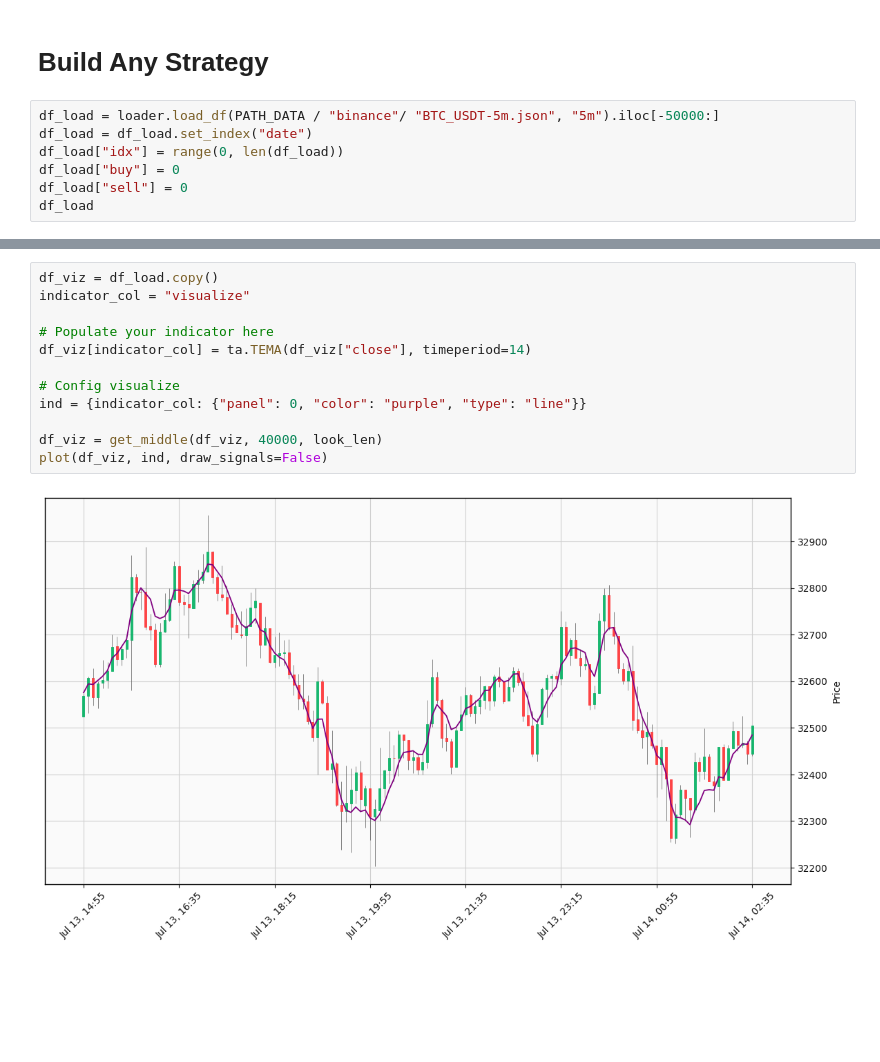
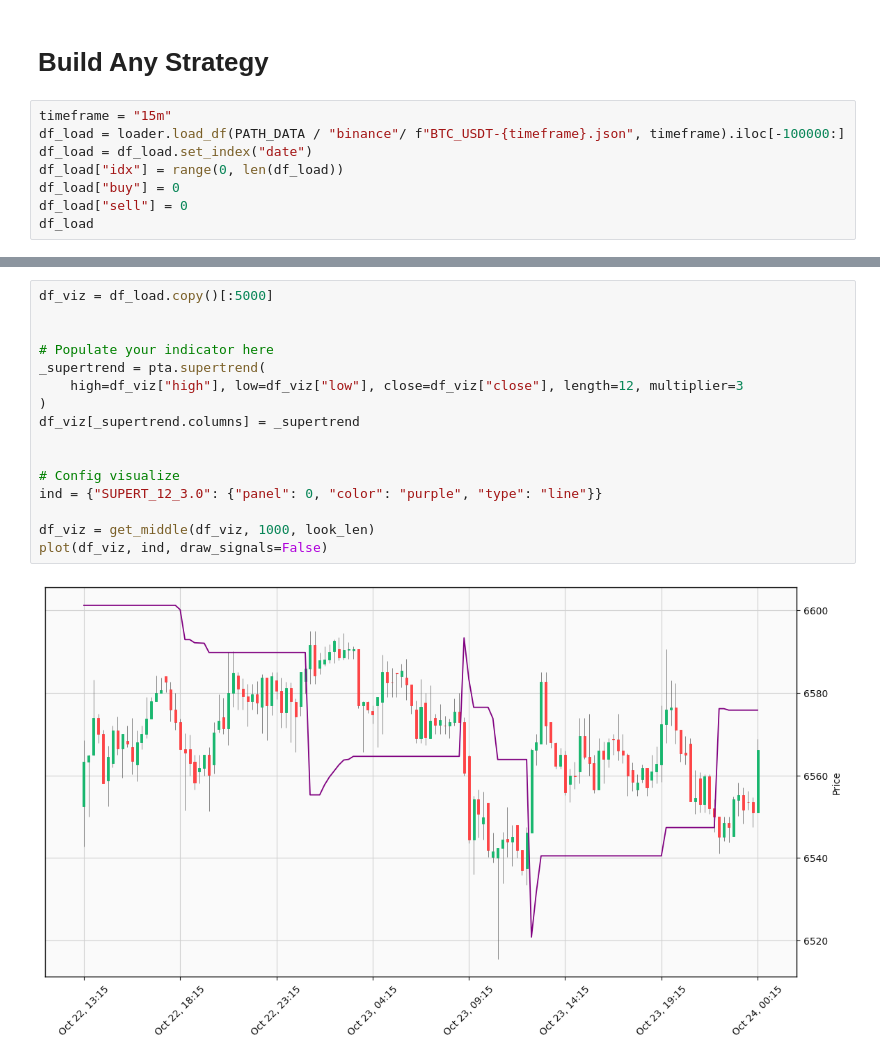
Before and after one commit to webclinic017/superft, a Jupyter notebook: notebooks/Strategy Builder.ipynb, the cells around one changed output, grey strips where cells are left out. Drawn from its saved outputs; the diff is of its cells as text; blank space fills up the shorter version.

```diff
--- a/notebooks/Strategy Builder.ipynb
+++ b/notebooks/Strategy Builder.ipynb
@@ -164,7 +178,8 @@ env: WANDB_SILENT=true
 # %% [markdown]
 # Build Any Strategy
 # %%
-df_load = loader.load_df(PATH_DATA / "binance"/ "BTC_USDT-5m.json", "5m").iloc[-50000:]
+timeframe = "15m"
+df_load = loader.load_df(PATH_DATA / "binance"/ f"BTC_USDT-{timeframe}.json", timeframe).iloc[-100000:]
 df_load = df_load.set_index("date")
 df_load["idx"] = range(0, len(df_load))
 df_load["buy"] = 0
@@ -249,14 +274,18 @@ Showing SELL example
 # %%
-df_viz = df_load.copy()
-indicator_col = "visualize"
+df_viz = df_load.copy()[:5000]
+
 
 # Populate your indicator here
-df_viz[indicator_col] = ta.TEMA(df_viz["close"], timeperiod=14)
+_supertrend = pta.supertrend(
+    high=df_viz["high"], low=df_viz["low"], close=df_viz["close"], length=12, multiplier=3
+)
+df_viz[_supertrend.columns] = _supertrend
+
 
 # Config visualize
-ind = {indicator_col: {"panel": 0, "color": "purple", "type": "line"}}
+ind = {"SUPERT_12_3.0": {"panel": 0, "color": "purple", "type": "line"}}
 
-df_viz = get_middle(df_viz, 40000, look_len)
+df_viz = get_middle(df_viz, 1000, look_len)
 plot(df_viz, ind, draw_signals=False)
 # %% [output]
-[figure, old version]
+[figure, new version]
```
Also changed, not shown: parts of 5 cells of this notebook, 14 other files.
